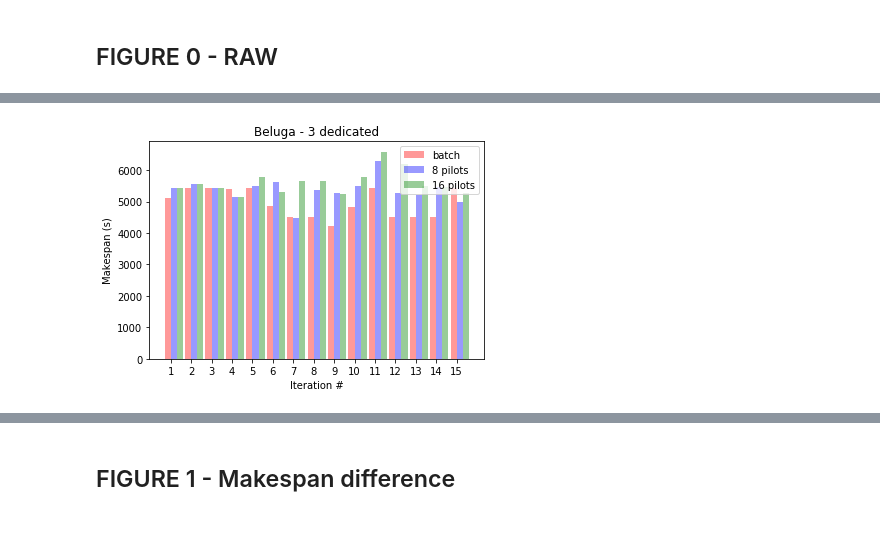
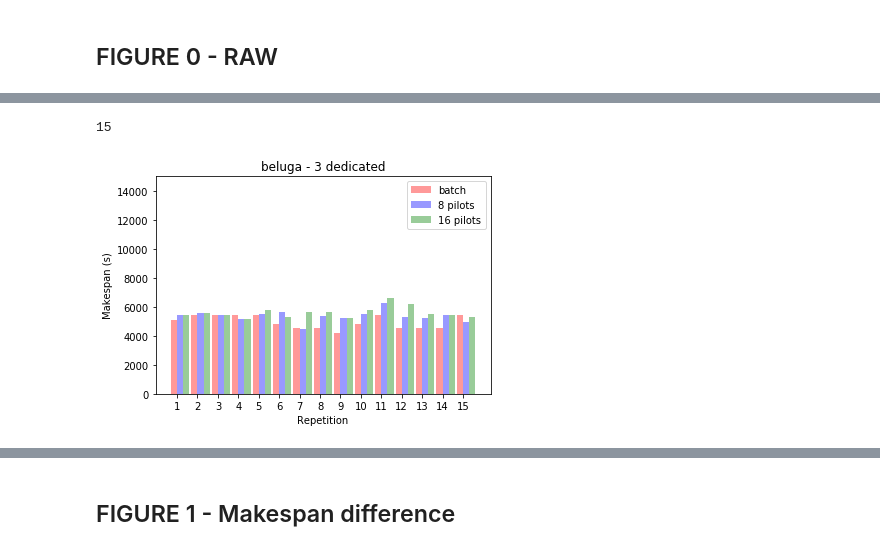
Before and after one commit to big-data-lab-team/spa, a Jupyter notebook: experiments/notebooks/spa-figures-BELUGA.ipynb, the cells around one changed output, grey strips where cells are left out. Saved outputs shown, nothing was run; the diff lists cells and outputs as text; code cells hidden in the pictures.

```diff
--- a/experiments/notebooks/spa-figures-BELUGA.ipynb
+++ b/experiments/notebooks/spa-figures-BELUGA.ipynb
@@ -34,5 +57,6 @@ gf.iteration_fig(gf.dedicated_2, 2, system="Beluga")
 # %%
 ## 3 dedicated
-gf.iteration_fig(gf.dedicated_3, 3, system="Beluga")
+gf.repetition_fig(dedicated_3, 3, system="beluga")
 # %% [output]
+15
-[figure, old version]
+[figure, new version]
```
Also changed, not shown: parts of 18 cells of this notebook, 2 other files.
